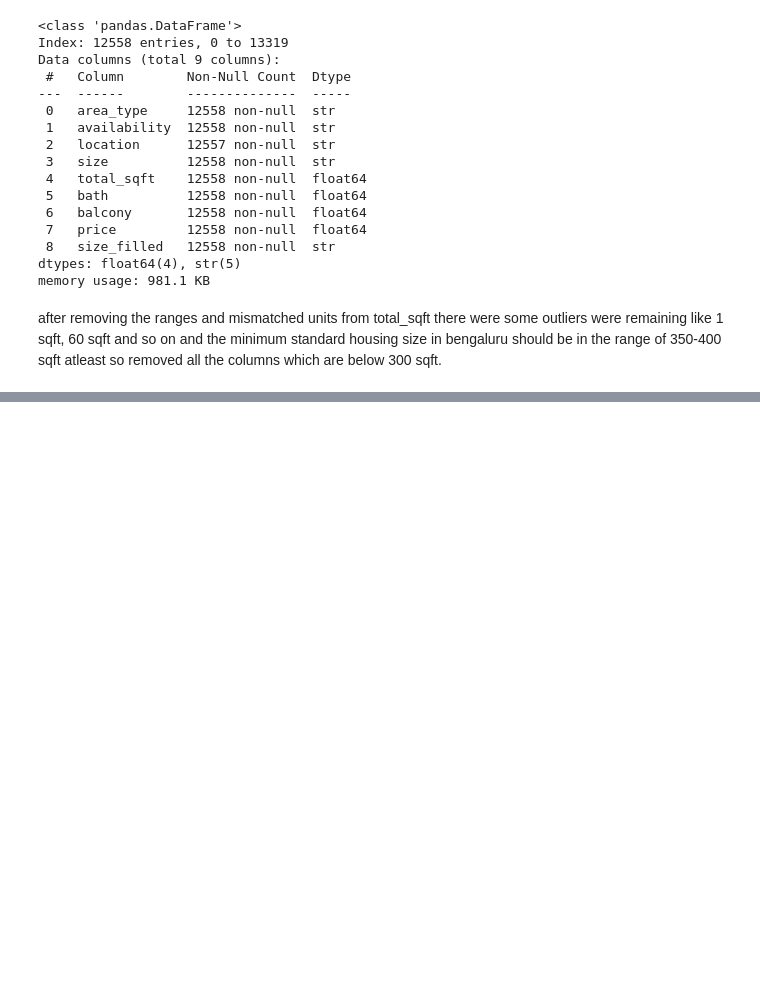
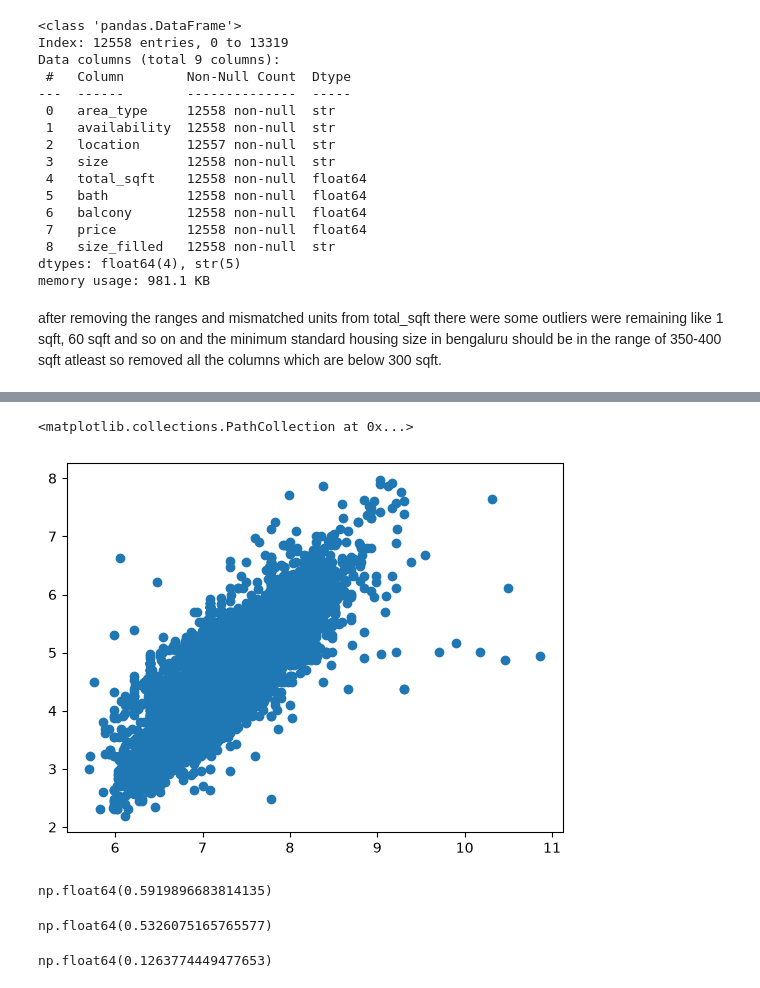
Before and after one commit to kulkarni-abhishek196/banglore-house-price-prediction, a Jupyter notebook: notebooks/house-prediction.ipynb, the cells around one changed output, grey strips where cells are left out. Saved outputs shown, nothing was run; the diff lists cells and outputs as text; code cells hidden in the pictures; blank space fills up the shorter version.

```diff
--- a/notebooks/house-prediction.ipynb
+++ b/notebooks/house-prediction.ipynb
@@ -726,0 +806,18 @@ after removing the ranges and mismatched units from total_sqft there were some o
+# %%
+import numpy as np
+plt.scatter(np.log(df['total_sqft']), np.log(df['price']))
+# %% [output]
+<matplotlib.collections.PathCollection at 0x...>
+[figure, added]
+# %%
+df['total_sqft'].corr(df['price'])
+# %% [output]
+np.float64(0.5919896683814135)
+# %%
+df['bath'].corr(df['price'])
+# %% [output]
+np.float64(0.5326075165765577)
+# %%
+df['balcony'].corr(df['price'])
+# %% [output]
+np.float64(0.1263774449477653)
```
Also changed, not shown: parts of 34 cells of this notebook, 1 other file.
